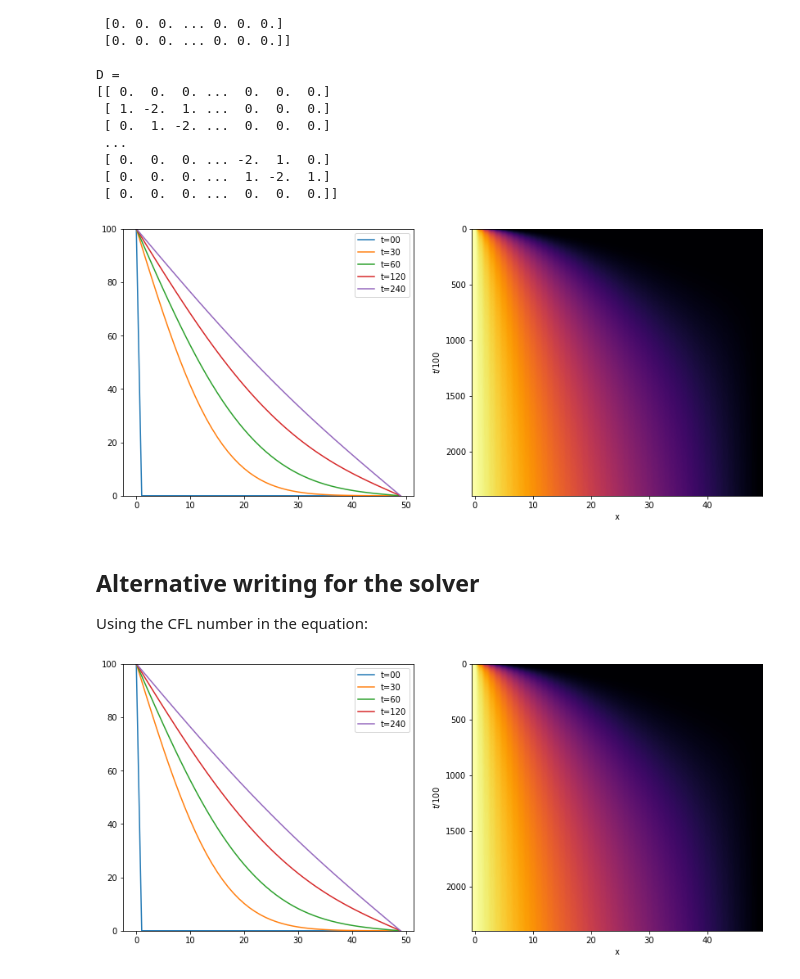
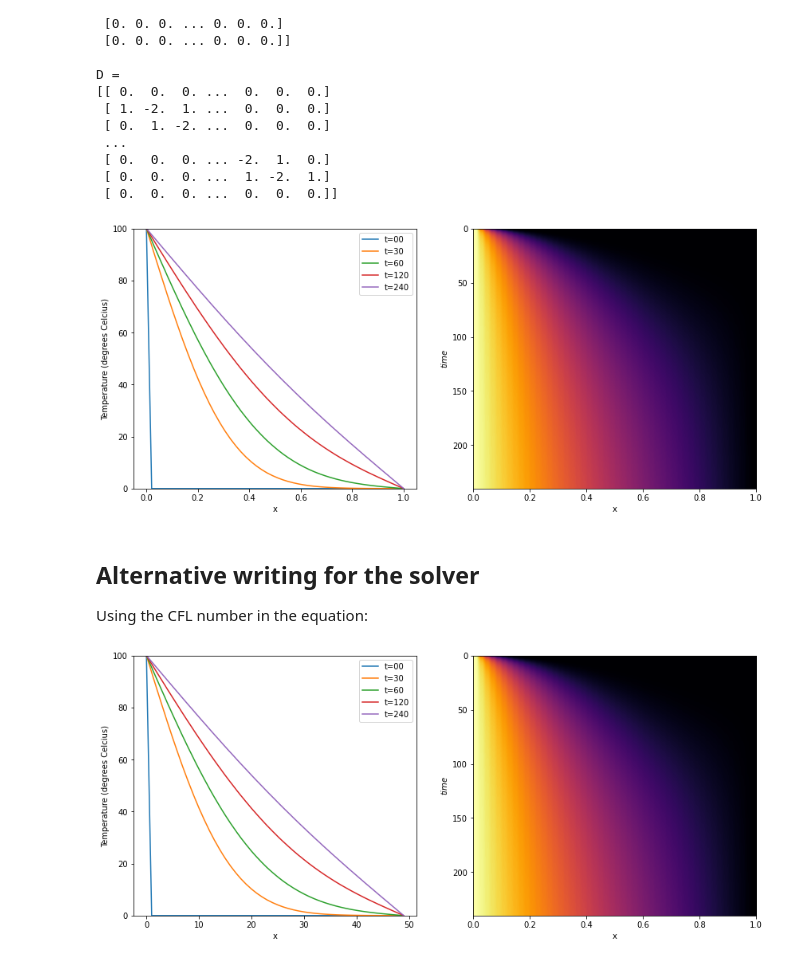
Before and after one commit to gilbertfrancois/partial-differential-equations, a Jupyter notebook: Heat equation, Finite Difference, Euler method.ipynb, the cells around one changed output. Drawn from its saved outputs; the diff is of its cells as text; code cells hidden in the pictures.

```diff
--- a/Heat equation, Finite Difference, Euler method.ipynb
+++ b/Heat equation, Finite Difference, Euler method.ipynb
@@ -52,6 +52,7 @@ k = 0.001
 n = 50                   # number of nodes
 L = 1                    # distance between the walls
 dx = L/n                 # space delta between nodes
+x = np.linspace(0, L, n)
 
 # Time steps
 T0 = 0
@@ -117,18 +118,20 @@ for t in range(0, t_steps-1):
 # %%
 fig, axs = plt.subplots(1, 2, figsize=(14, 6))
 axs[0].set_ylim(min(U0,U1),max(U0,U1))
-axs[0].plot(u[0], label="t=00")
-axs[0].plot(u[299], label="t=30")
-axs[0].plot(u[599], label="t=60")
-axs[0].plot(u[1199], label="t=120")
-axs[0].plot(u[2399], label="t=240")
+axs[0].plot(x, u[0], label="t=00")
+axs[0].plot(x, u[299], label="t=30")
+axs[0].plot(x, u[599], label="t=60")
+axs[0].plot(x, u[1199], label="t=120")
+axs[0].plot(x, u[2399], label="t=240")
 axs[0].legend()
-axs[1].imshow(u, aspect="auto", cmap="inferno")
+axs[0].set_ylabel("Temperature (degrees Celcius)")
+axs[0].set_xlabel("x")
+axs[1].imshow(u, aspect="auto", cmap="inferno", extent=[0, 1, Tn, T0])
 axs[1].set_xlabel("x")
-axs[1].set_ylabel("$t/100$")
+axs[1].set_ylabel("$time$")
 plt.show()
 # %% [output]
-[figure, old version]
+[figure, new version]
 # %% [markdown]
 ## Alternative writing for the solver
 
@@ -160,9 +163,11 @@ axs[0].plot(u[599], label="t=60")
 axs[0].plot(u[1199], label="t=120")
 axs[0].plot(u[2399], label="t=240")
 axs[0].legend()
-axs[1].imshow(u, aspect="auto", cmap="inferno")
+axs[0].set_ylabel("Temperature (degrees Celcius)")
+axs[0].set_xlabel("x")
+axs[1].imshow(u, aspect="auto", cmap="inferno", extent=[0, 1, Tn, T0])
 axs[1].set_xlabel("x")
-axs[1].set_ylabel("$t/100$")
+axs[1].set_ylabel("$time$")
 plt.show()
 # %% [output]
-[figure, old version]
+[figure, new version]
```
Also changed, not shown: 4 other files.
